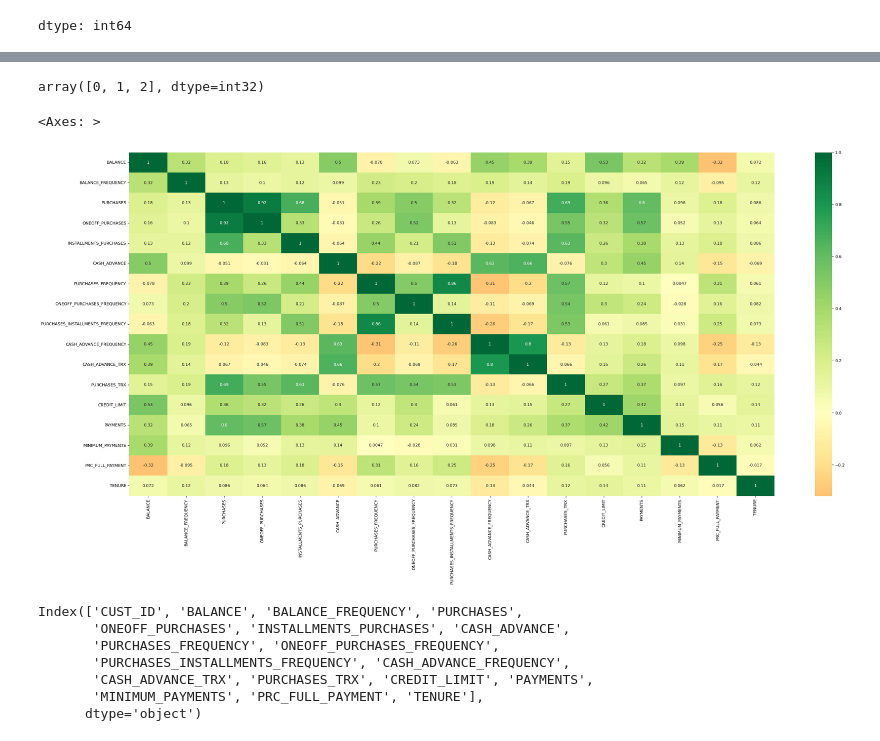
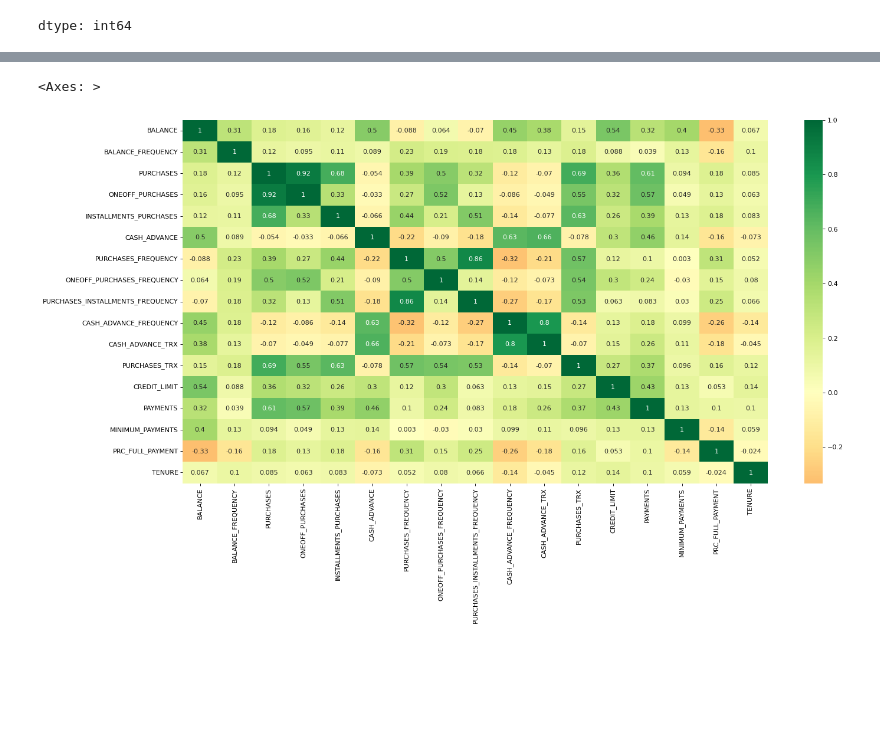
Before and after one commit to Den-tyy/ml_and_data_analysis, a Jupyter notebook: Classification_Clustering_Regression_test/Clustering.ipynb, the cells around one changed output, grey strips where cells are left out. Drawn from its saved outputs; the diff is of its cells as text; code cells hidden in the pictures; blank space fills up the shorter version.

```diff
--- a/Classification_Clustering_Regression_test/Clustering.ipynb
+++ b/Classification_Clustering_Regression_test/Clustering.ipynb
@@ -14,2 +17,2 @@ import numpy as np
 # %%
-df = pd.read_csv('data/CC GENERAL_Clustering.csv')
+df = pd.read_csv('/content/CC GENERAL_Clustering.csv')
@@ -107,5 +197,3 @@ customers = df
-# %%
-df['MINIMUM_PAYMENTS'] = df['MINIMUM_PAYMENTS'].fillna(df['PAYMENTS'])
 # %%
 df.dropna(inplace=True)
 # %%
@@ -154,22 +220,8 @@ plt.show()
-# %%
-np.unique(y_kmeans)
-# %% [output]
-array([0, 1, 2], dtype=int32)
 # %%
-x = df.drop(columns=['CUST_ID'])
+data = df.drop(columns=['CUST_ID'])
 
-plt.figure(figsize=(35,15), dpi= 80)
-sns.heatmap(x.corr(), xticklabels=x.corr().columns, yticklabels=x.corr().columns, cmap='RdYlGn', center=0, annot=True)
+plt.figure(figsize=(20,10), dpi= 80)
+sns.heatmap(data.corr(), xticklabels=data.corr().columns, yticklabels=data.corr().columns, cmap='RdYlGn', center=0, annot=True)
 # %% [output]
 <Axes: >
-[figure, old version]
+[figure, new version]
-# %%
-df.columns
-# %% [output]
-Index(['CUST_ID', 'BALANCE', 'BALANCE_FREQUENCY', 'PURCHASES',
-       'ONEOFF_PURCHASES', 'INSTALLMENTS_PURCHASES', 'CASH_ADVANCE',
-       'PURCHASES_FREQUENCY', 'ONEOFF_PURCHASES_FREQUENCY',
-       'PURCHASES_INSTALLMENTS_FREQUENCY', 'CASH_ADVANCE_FREQUENCY',
-       'CASH_ADVANCE_TRX', 'PURCHASES_TRX', 'CREDIT_LIMIT', 'PAYMENTS',
-       'MINIMUM_PAYMENTS', 'PRC_FULL_PAYMENT', 'TENURE'],
-      dtype='object')
```
Also changed, not shown: parts of 20 cells of this notebook, 2 other files.
